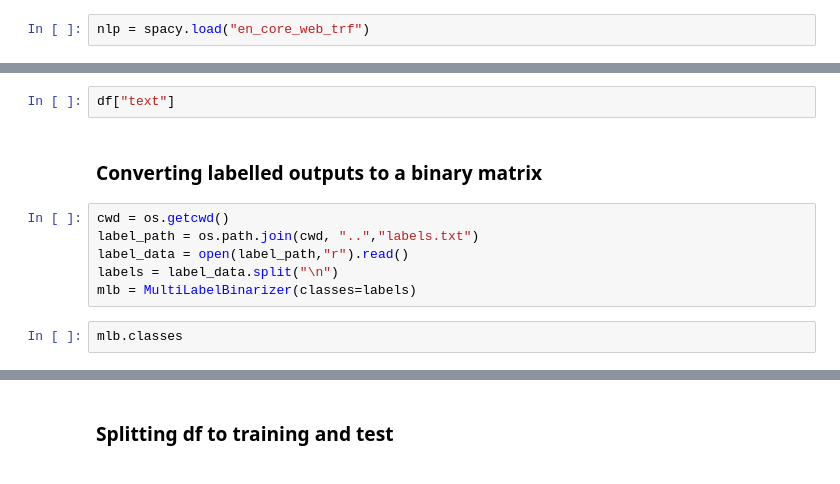
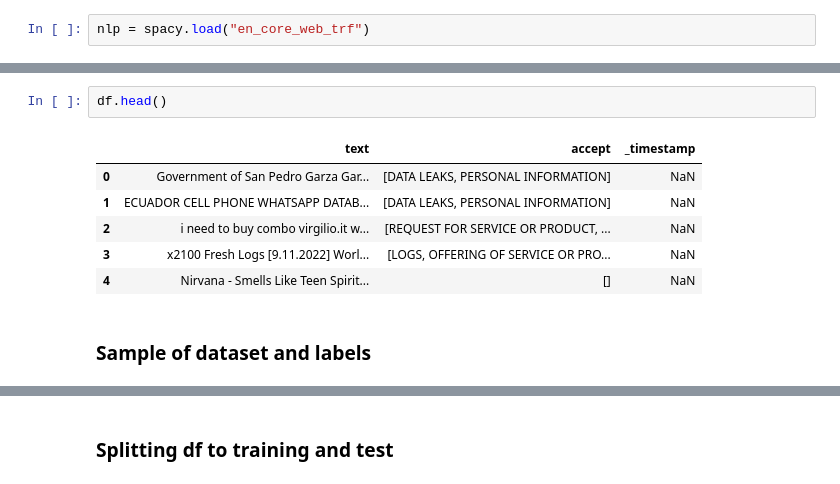
Before and after one commit to Cupofteea/RDAI-ANLP, a Jupyter notebook: spacy_transformers.ipynb, the cells around one changed output, grey strips where cells are left out. Cells and saved outputs as stored; diff of their text form.

```diff
--- a/spacy_transformers.ipynb
+++ b/spacy_transformers.ipynb
@@ -80,12 +139,11 @@ df
 # %%
-df["text"]
+df.head()
+# %% [output]
+|  | text | accept | _timestamp |
+| 0 | Government of San Pedro Garza Gar... | [DATA LEAKS, PERSONAL INFORMATION] | NaN |
+| 1 | ECUADOR CELL PHONE WHATSAPP DATAB... | [DATA LEAKS, PERSONAL INFORMATION] | NaN |
+| 2 | i need to buy combo virgilio.it w... | [REQUEST FOR SERVICE OR PRODUCT, ... | NaN |
+| 3 | x2100 Fresh Logs [9.11.2022] Worl... | [LOGS, OFFERING OF SERVICE OR PRO... | NaN |
+| 4 | Nirvana - Smells Like Teen Spirit... | [] | NaN |
-# %% [markdown]
-### Converting labelled outputs to a binary matrix
-# %%
-cwd = os.getcwd()
-label_path = os.path.join(cwd, "..","labels.txt")
-label_data = open(label_path,"r").read()
-labels = label_data.split("\n")
-mlb = MultiLabelBinarizer(classes=labels)
-# %%
-mlb.classes
+# %% [markdown]
+### Sample of dataset and labels
```
Also changed, not shown: parts of 30 cells of this notebook, 2 other files.
